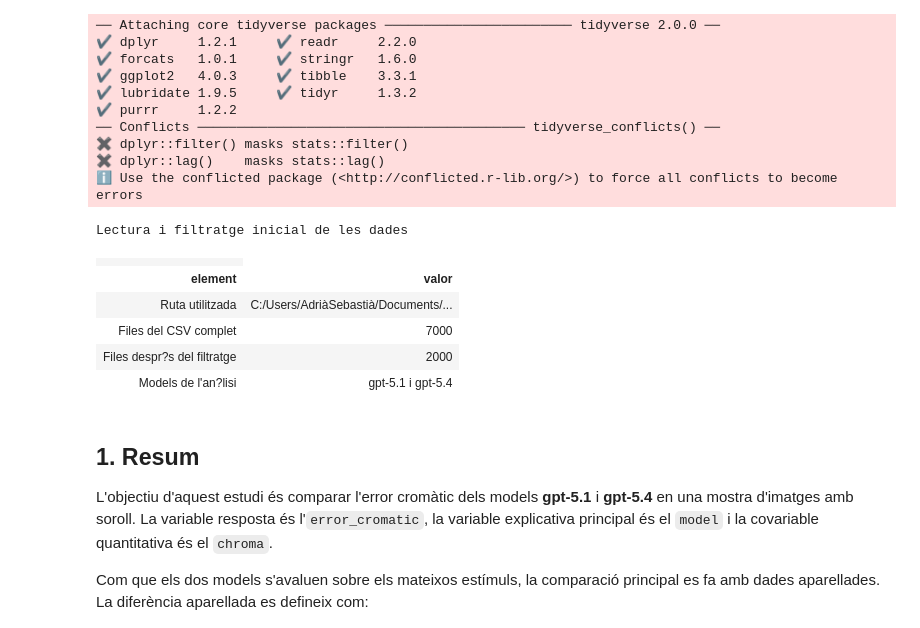
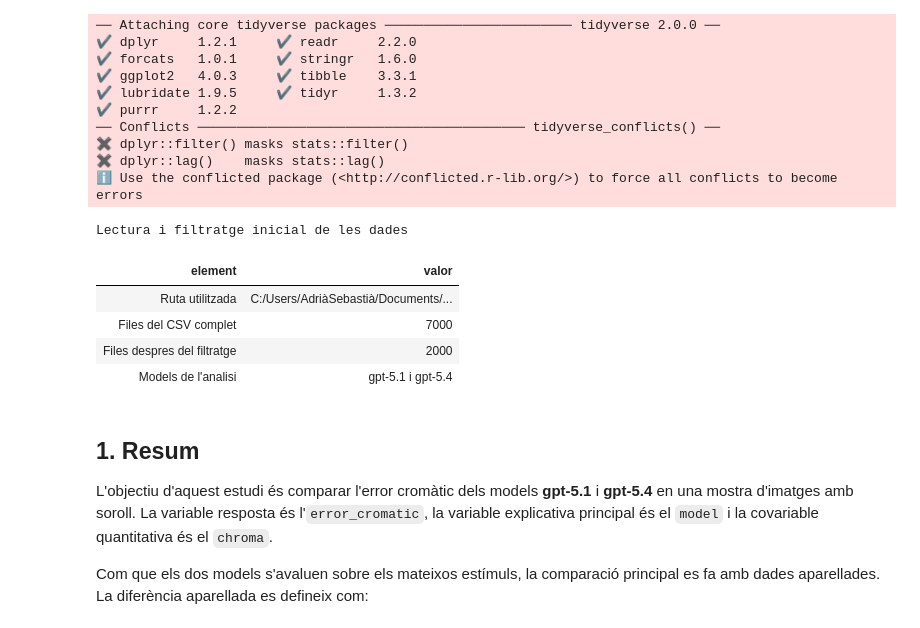
Before and after one commit to adriasebastia/color-llm-benchmark, a Jupyter notebook: analisis/estudi_models_5_1_5_4.ipynb, the cells around one changed output. Saved outputs shown, nothing was run; the diff lists cells and outputs as text; code cells hidden in the pictures.

```diff
--- a/analisis/estudi_models_5_1_5_4.ipynb
+++ b/analisis/estudi_models_5_1_5_4.ipynb
@@ -25,7 +25,7 @@ options(
 
 theme_set(theme_minimal(base_size = 12))
 
-# Mida global dels gr?fics dins del notebook.
+# Mida global dels grafics dins del notebook.
 options(
   repr.plot.width = 12,
   repr.plot.height = 7,
@@ -34,7 +34,7 @@ options(
 
 theme_set(theme_minimal(base_size = 15))
 
-# Funci? comuna per mostrar totes les taules com a taules reals en Jupyter.
+# Funcio comuna per mostrar totes les taules com a taules reals en Jupyter.
 # Es poden seleccionar i copiar a Word mantenint una estructura de taula senzilla.
 taula <- function(dades, caption = NULL, digits = 4) {
   dades_taula <- dades %>%
@@ -49,17 +49,18 @@ taula <- function(dades, caption = NULL, digits = 4) {
     table.attr = 'style="border-collapse:collapse; margin:8px 0 18px 0; font-size:13px;"'
   )
 
+  html <- as.character(html)
   html <- gsub(
-    "<th",
-    "<th style='border:1px solid #9fb6c7; background-color:#d9eaf7; color:#17365d; padding:4px 6px; text-align:left;'",
+    "<th(\\s[^>]*)?>",
+    "<th\\1 style='border:1px solid #9fb6c7; background-color:#d9eaf7; color:#17365d; padding:4px 6px; text-align:left;'>",
     html,
-    fixed = TRUE
+    perl = TRUE
   )
   html <- gsub(
-    "<td",
-    "<td style='border:1px solid #c9d6df; padding:3px 6px;'",
+    "<td(\\s[^>]*)?>",
+    "<td\\1 style='border:1px solid #c9d6df; padding:3px 6px;'>",
     html,
-    fixed = TRUE
+    perl = TRUE
   )
   html <- gsub(
     "<caption>",
@@ -69,9 +70,9 @@ taula <- function(dades, caption = NULL, digits = 4) {
   )
 
   if (requireNamespace("IRdisplay", quietly = TRUE)) {
-    IRdisplay::display_html(as.character(html))
+    IRdisplay::display_html(html)
   } else {
-    print(knitr::kable(dades_taula, format = "pipe", digits = digits))
+    print(knitr::kable(dades_taula, format = "pipe", digits = digits, row.names = FALSE))
   }
 
   invisible(dades_taula)
@@ -108,44 +109,43 @@ model_b <- "gpt-5.4"
 # Lectura de dades.
 dades_originals <- readr::read_csv(ruta_csv, show_col_types = FALSE)
 
-# Comprovaci? de columnes necess?ries abans de continuar.
+# Comprovacio de columnes necessaries abans de continuar.
 columnes_esperades <- c("image_name", "hex", "chroma", "model", "status", "response_hex", "error_cromatic")
 columnes_absents <- setdiff(columnes_esperades, names(dades_originals))
 
 if (length(columnes_absents) > 0) {
   stop(
     paste0(
-      "Falten columnes necess?ries al CSV.\n",
+      "Falten columnes necessaries al CSV.\n",
       "Columnes esperades: ", paste(columnes_esperades, collapse = ", "), "\n",
       "Columnes trobades: ", paste(names(dades_originals), collapse = ", "), "\n",
       "Columnes absents: ", paste(columnes_absents, collapse = ", ")
     )
   )
 }
 
-# Primer filtratge de l'an?lisi: nom?s gpt-5.1 i gpt-5.4 amb resposta correcta.
+# Primer filtratge de l'analisi: nomes gpt-5.1 i gpt-5.4 amb resposta correcta.
 dades_models <- dades_originals %>%
   filter(model %in% c(model_a, model_b), status == "ok") %>%
   mutate(
     model = factor(model, levels = c(model_a, model_b)),
     error_cromatic = as.numeric(error_cromatic),
     chroma = as.numeric(chroma)
   )
 
 resum_lectura_filtratge <- tibble(
-  element = c("Ruta utilitzada", "Files del CSV complet", "Files despr?s del filtratge", "Models de l'an?lisi"),
+  element = c("Ruta utilitzada", "Files del CSV complet", "Files despres del filtratge", "Models de l'analisi"),
   valor = c(ruta_csv, nrow(dades_originals), nrow(dades_models), paste(model_a, "i", model_b))
 )
 
 taula(resum_lectura_filtratge, caption = "Lectura i filtratge inicial de les dades")
 # %% [output]
 Lectura i filtratge inicial de les dades
-|  |
 | element | valor |
 | Ruta utilitzada | C:/Users/AdriàSebastià/Documents/... |
 | Files del CSV complet | 7000 |
-| Files despr?s del filtratge | 2000 |
-| Models de l'an?lisi | gpt-5.1 i gpt-5.4 |
+| Files despres del filtratge | 2000 |
+| Models de l'analisi | gpt-5.1 i gpt-5.4 |
 # %% [markdown]
 ## 1. Resum
 
```
Also changed, not shown: parts of 30 cells of this notebook.
